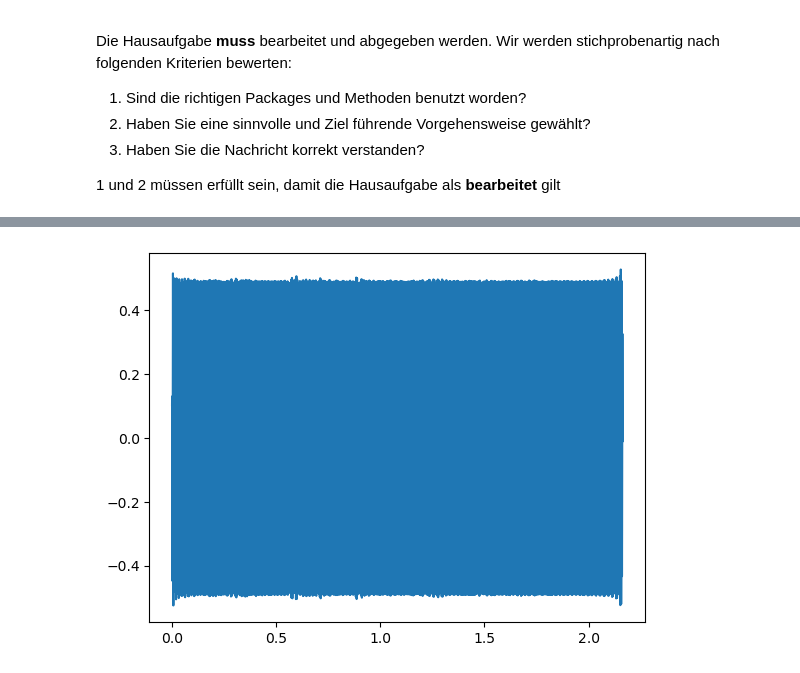
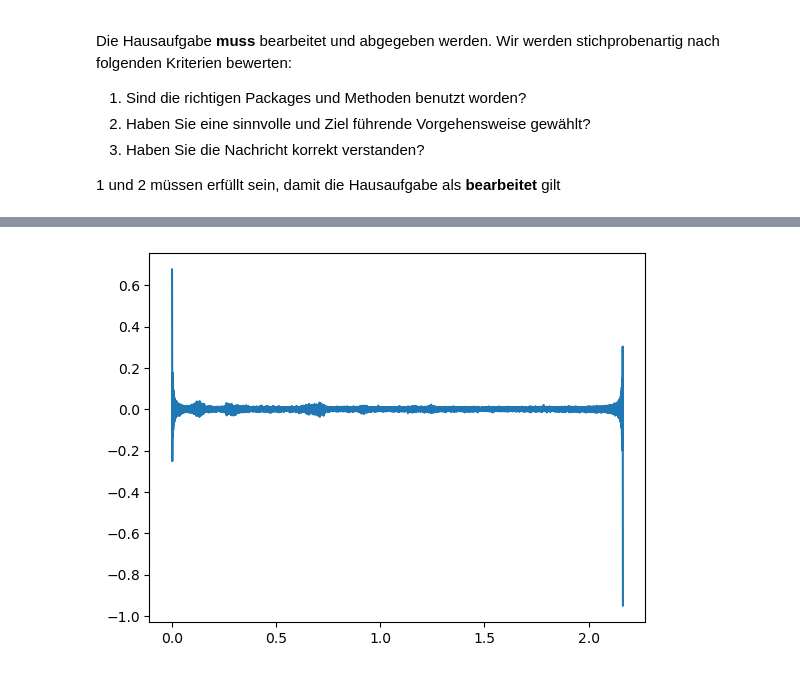
Before and after one commit to bopthoughts/FH-Aachen_IT2, a Jupyter notebook: HA03/HA03.ipynb, the cells around one changed output, grey strips where cells are left out. Drawn from its saved outputs; the diff is of its cells as text; code cells hidden in the pictures.

```diff
--- a/HA03/HA03.ipynb
+++ b/HA03/HA03.ipynb
@@ -56,5 +47,14 @@ e.plot(high=1000)
+# %%
+e = b.copy()
+x=35
+e.high_pass(max(peak)+x)
+h = e.make_wave()
+##nicht benötigt, aber ich lass es hier ;)
+#g = f.make_spectrum()
+#g.low_pass(min(peak)-x)
+#h = g.make_wave()
 # %%
-f.plot()
+h.plot()
 # %% [output]
-[figure, old version]
+[figure, new version]
 # %%
```
Also changed, not shown: parts of 7 cells of this notebook, 7 other files.
